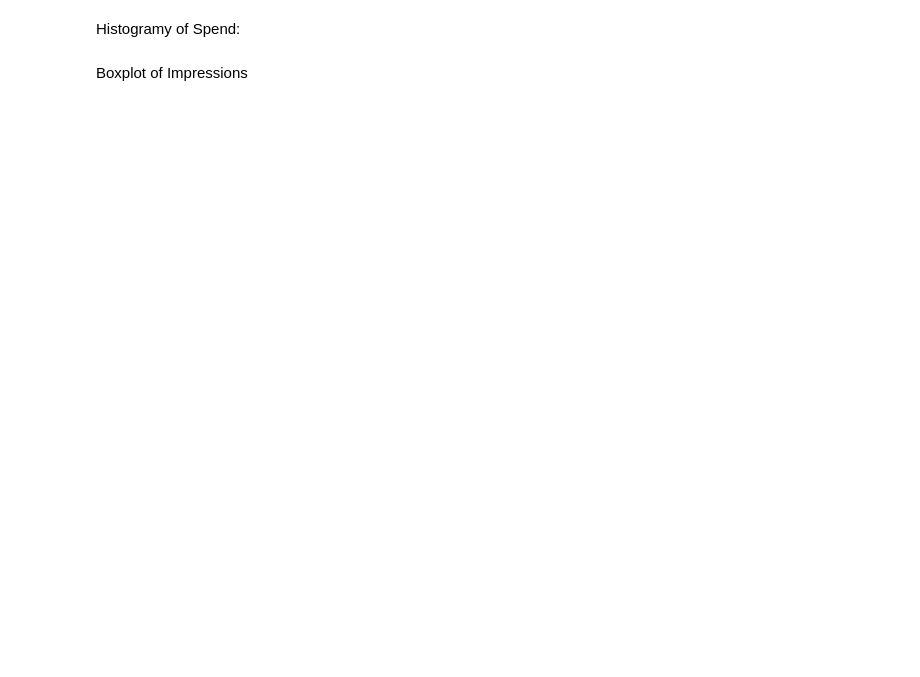
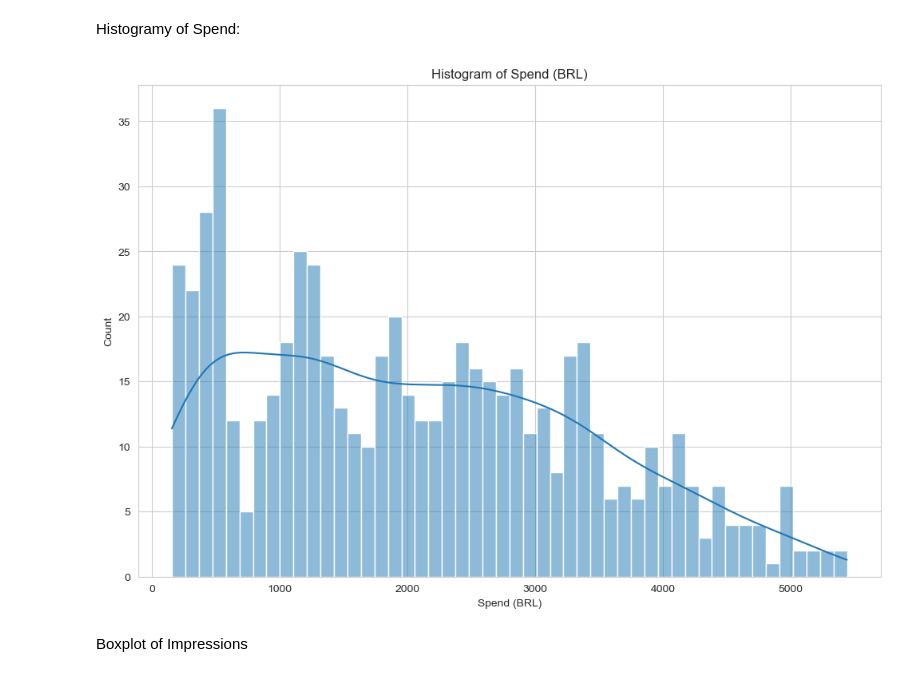
Before and after one commit to williamlimaferreira/creative_analysis_nubank_case, a Jupyter notebook: sanity_chack.ipynb, the cells around one changed output. Drawn from its saved outputs; the diff is of its cells as text; code cells hidden in the pictures; blank space fills up the shorter version.

```diff
--- a/sanity_chack.ipynb
+++ b/sanity_chack.ipynb
@@ -88,7 +85,15 @@ bar_attribution
 # %% [markdown]
 Histogramy of Spend:
 # %%
-hist_spend
+plt.figure(figsize=(12,8))
+sns.histplot(data=df, x="Spend (BRL)", bins=50, kde=True)
+plt.title("Histogram of Spend (BRL)")
+plt.xlabel("Spend (BRL)")
+plt.ylabel("Count")
+plt.savefig("picture/sanity_check/histogram_spend.png", dpi=300, bbox_inches='tight')
+plt.show()
+# %% [output]
+[figure, added]
 # %% [markdown]
 Boxplot of Impressions
 # %%
```
Also changed, not shown: parts of 9 cells of this notebook, 1 other file.
